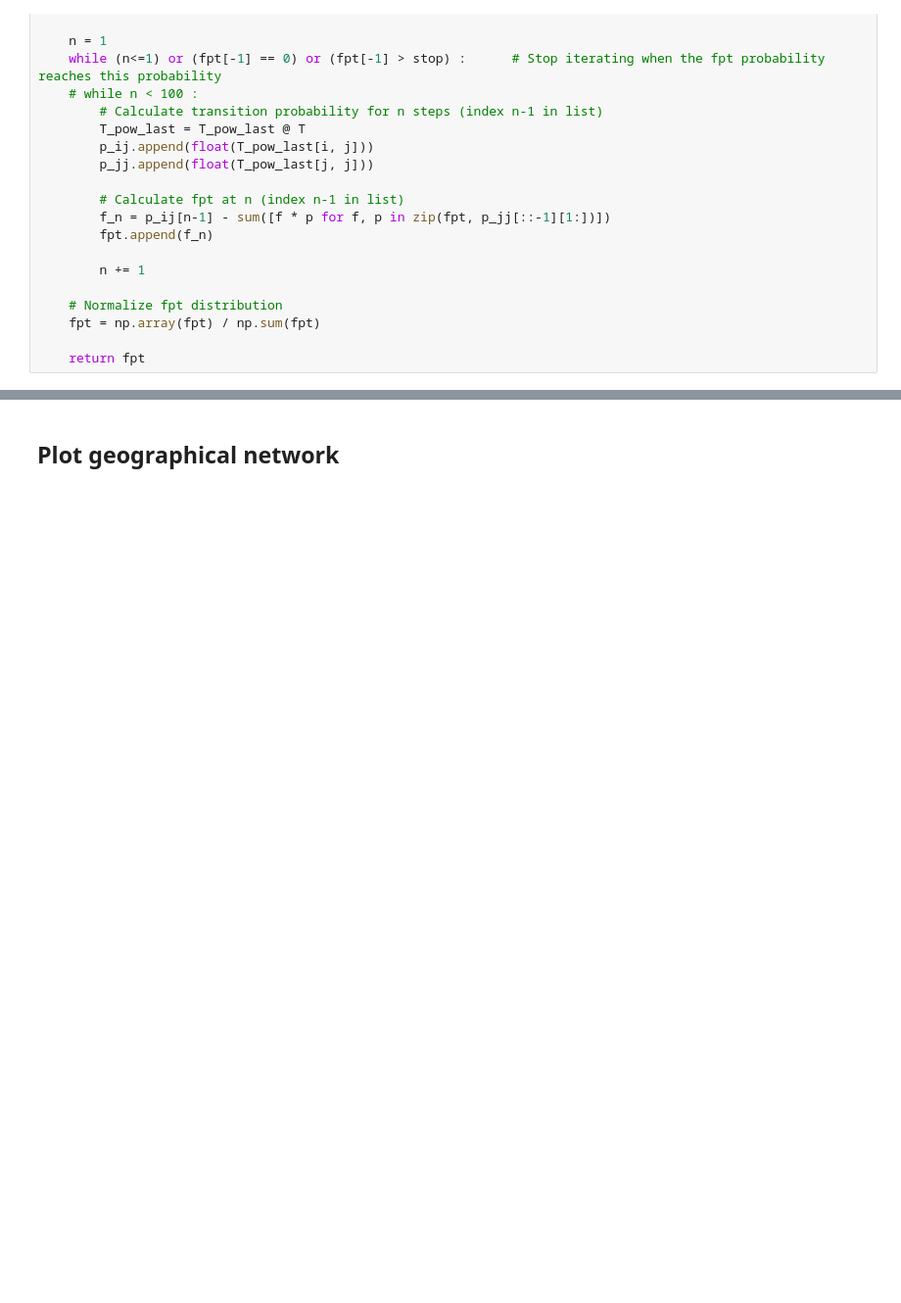
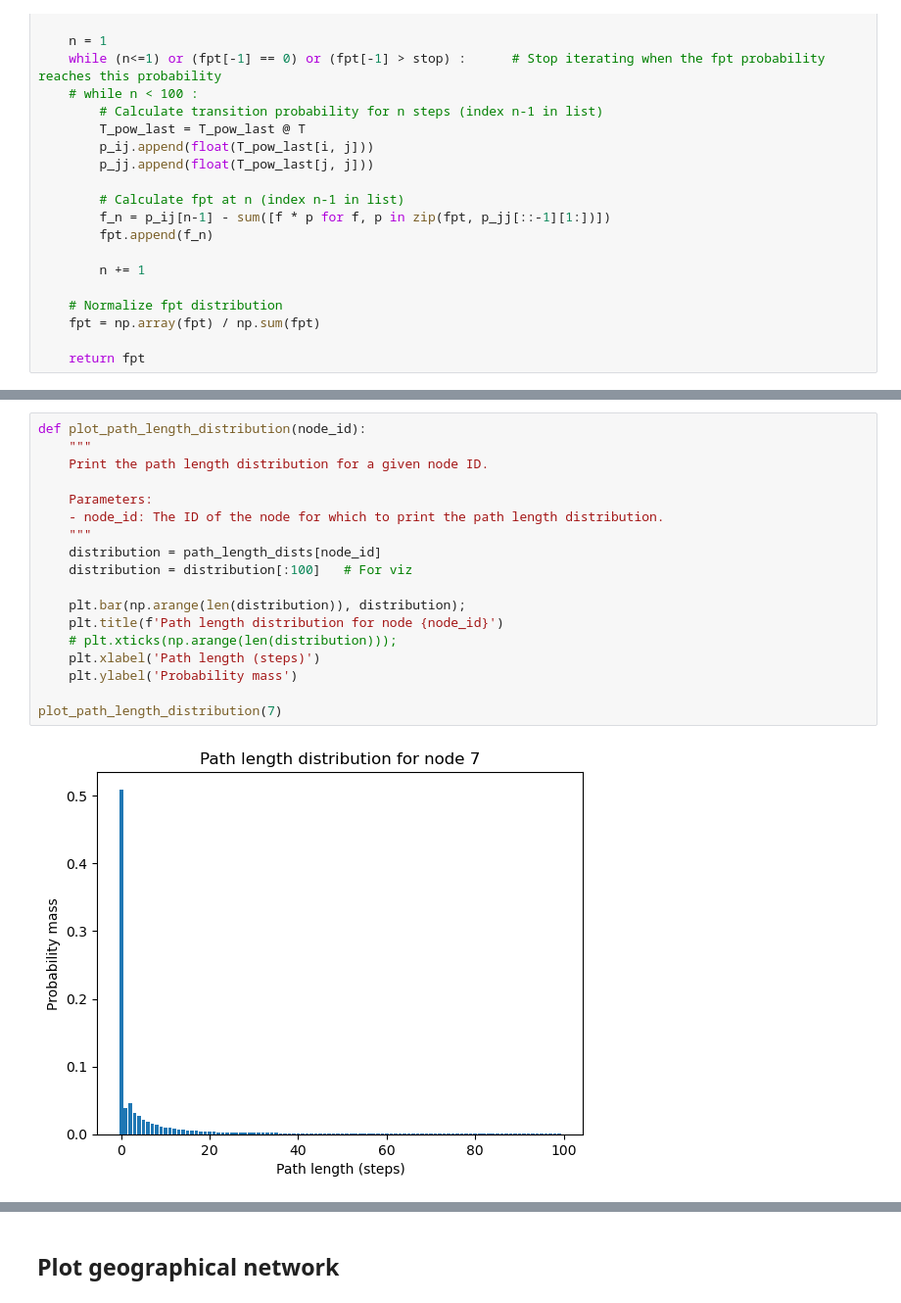
Before and after one commit to GitKalo/climate-displacement, a Jupyter notebook: RW_model.ipynb, the cells around one changed output, grey strips where cells are left out. Shown at 98% size. Cells and saved outputs as stored; diff of their text form; blank space fills up the shorter version.

```diff
--- a/RW_model.ipynb
+++ b/RW_model.ipynb
@@ -368,0 +509,20 @@ pass
+# %%
+def plot_path_length_distribution(node_id):
+    """
+    Print the path length distribution for a given node ID.
+
+    Parameters:
+    - node_id: The ID of the node for which to print the path length distribution.
+    """
+    distribution = path_length_dists[node_id]
+    distribution = distribution[:100]   # For viz
+
+    plt.bar(np.arange(len(distribution)), distribution);
+    plt.title(f'Path length distribution for node {node_id}')
+    # plt.xticks(np.arange(len(distribution)));
+    plt.xlabel('Path length (steps)')
+    plt.ylabel('Probability mass')
+
+plot_path_length_distribution(7)
+# %% [output]
+[figure, added]
```
Also changed, not shown: parts of 20 cells of this notebook.
